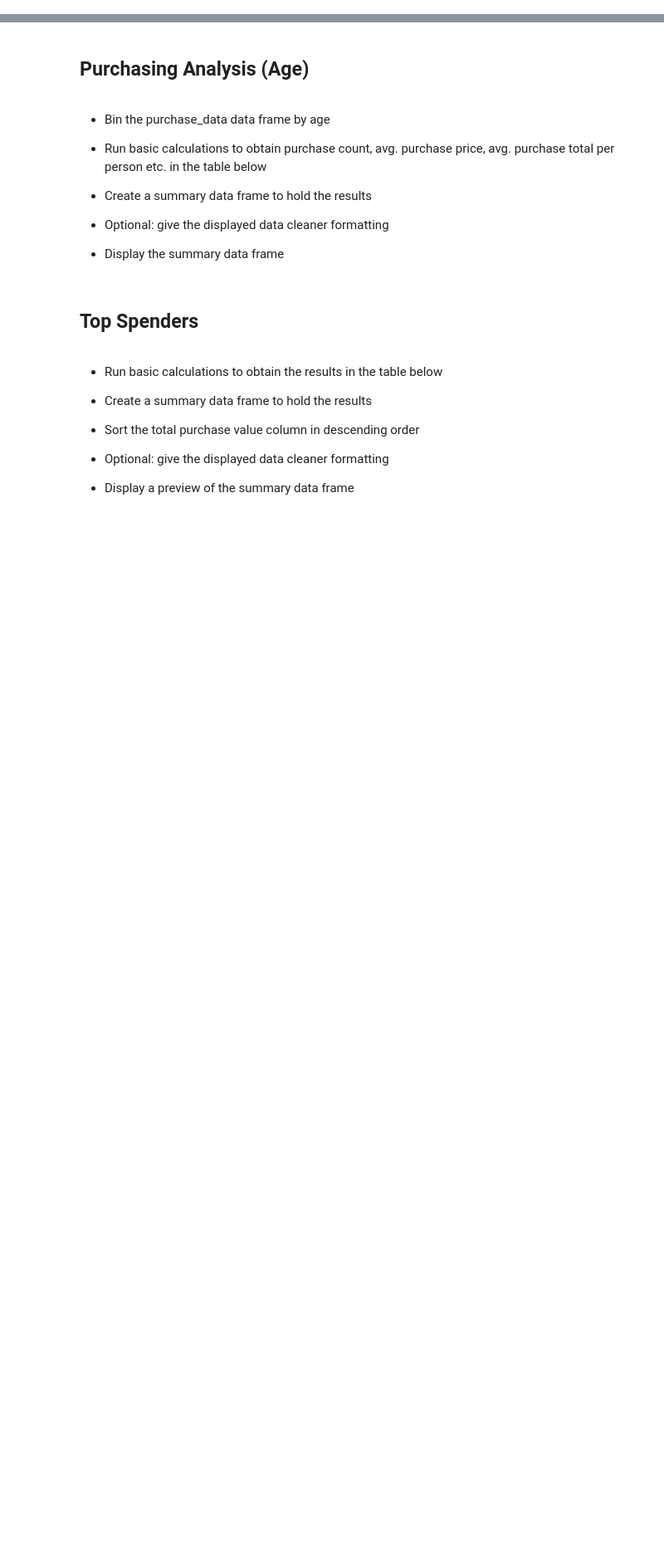
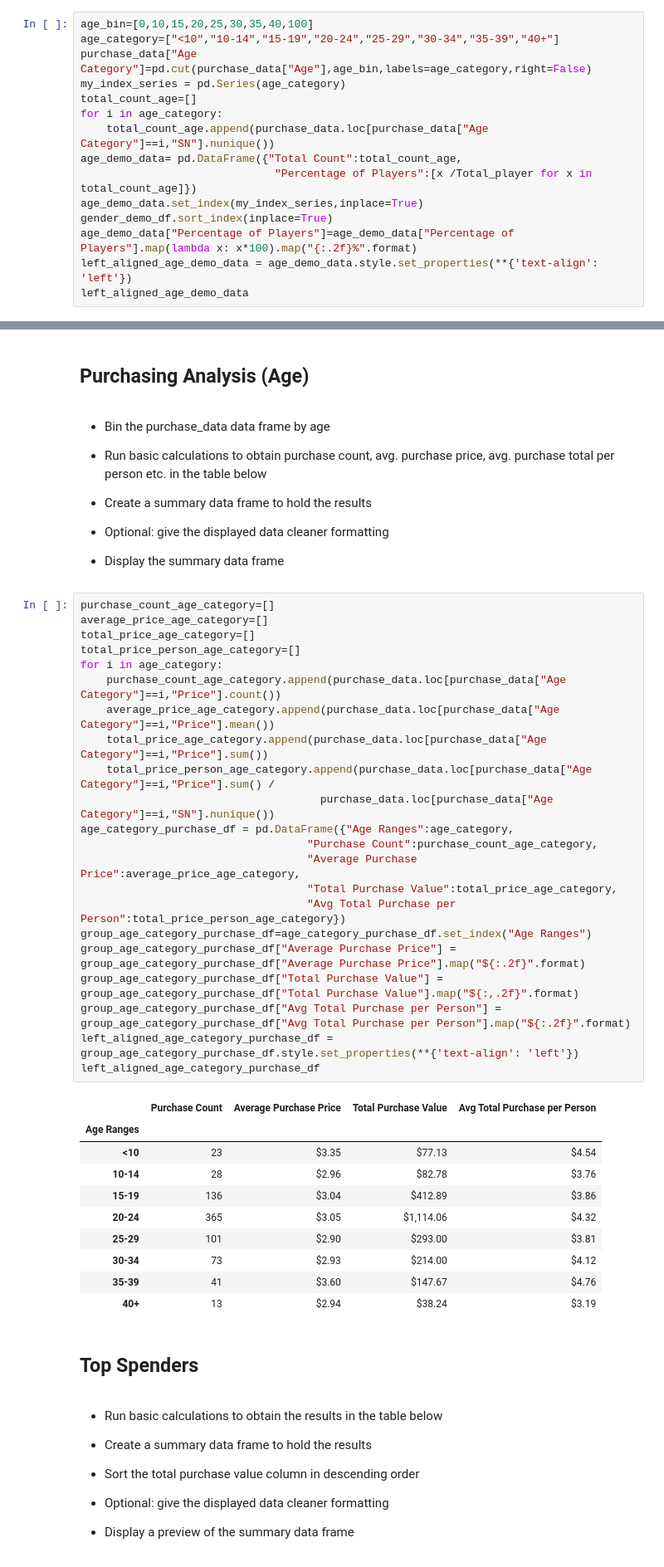
Before and after one commit to datng87/pandas-challenge, a Jupyter notebook: HeroesOfPymoli/HeroesOfPymoli_starter.ipynb, the cells around one changed output, grey strips where cells are left out. Shown: that part at 83% size. Cells and saved outputs as stored; diff of their text form; blank space fills up the shorter version.

```diff
--- a/HeroesOfPymoli/HeroesOfPymoli_starter.ipynb
+++ b/HeroesOfPymoli/HeroesOfPymoli_starter.ipynb
@@ -147,3 +149,18 @@ left_aligned_gender_purchase_df
 
 
 * Display Age Demographics Table
+# %%
+age_bin=[0,10,15,20,25,30,35,40,100]
+age_category=["<10","10-14","15-19","20-24","25-29","30-34","35-39","40+"]
+purchase_data["Age Category"]=pd.cut(purchase_data["Age"],age_bin,labels=age_category,right=False)
+my_index_series = pd.Series(age_category)
+total_count_age=[]
+for i in age_category:
+    total_count_age.append(purchase_data.loc[purchase_data["Age Category"]==i,"SN"].nunique())
+age_demo_data= pd.DataFrame({"Total Count":total_count_age,
+                              "Percentage of Players":[x /Total_player for x in total_count_age]})
+age_demo_data.set_index(my_index_series,inplace=True)
+gender_demo_df.sort_index(inplace=True)
+age_demo_data["Percentage of Players"]=age_demo_data["Percentage of Players"].map(lambda x: x*100).map("{:.2f}%".format)
+left_aligned_age_demo_data = age_demo_data.style.set_properties(**{'text-align': 'left'})
+left_aligned_age_demo_data
@@ -163,6 +190,39 @@ left_aligned_gender_purchase_df
 
 
 * Display the summary data frame
+# %%
+purchase_count_age_category=[]
+average_price_age_category=[]
+total_price_age_category=[]
+total_price_person_age_category=[]
+for i in age_category:
+    purchase_count_age_category.append(purchase_data.loc[purchase_data["Age Category"]==i,"Price"].count())
+    average_price_age_category.append(purchase_data.loc[purchase_data["Age Category"]==i,"Price"].mean())
+    total_price_age_category.append(purchase_data.loc[purchase_data["Age Category"]==i,"Price"].sum())
+    total_price_person_age_category.append(purchase_data.loc[purchase_data["Age Category"]==i,"Price"].sum() /
+                                     purchase_data.loc[purchase_data["Age Category"]==i,"SN"].nunique())
+age_category_purchase_df = pd.DataFrame({"Age Ranges":age_category,
+                                   "Purchase Count":purchase_count_age_category,
+                                   "Average Purchase Price":average_price_age_category,
+                                   "Total Purchase Value":total_price_age_category,
+                                   "Avg Total Purchase per Person":total_price_person_age_category})
+group_age_category_purchase_df=age_category_purchase_df.set_index("Age Ranges")
+group_age_category_purchase_df["Average Purchase Price"] = group_age_category_purchase_df["Average Purchase Price"].map("${:.2f}".format)
+group_age_category_purchase_df["Total Purchase Value"] = group_age_category_purchase_df["Total Purchase Value"].map("${:,.2f}".format)
+group_age_category_purchase_df["Avg Total Purchase per Person"] = group_age_category_purchase_df["Avg Total Purchase per Person"].map("${:.2f}".format)
+left_aligned_age_category_purchase_df = group_age_category_purchase_df.style.set_properties(**{'text-align': 'left'})
+left_aligned_age_category_purchase_df
+# %% [output]
+|  | Purchase Count | Average Purchase Price | Total Purchase Value | Avg Total Purchase per Person |
+| Age Ranges |  |  |  |  |
+| <10 | 23 | $3.35 | $77.13 | $4.54 |
+| 10-14 | 28 | $2.96 | $82.78 | $3.76 |
+| 15-19 | 136 | $3.04 | $412.89 | $3.86 |
+| 20-24 | 365 | $3.05 | $1,114.06 | $4.32 |
+| 25-29 | 101 | $2.90 | $293.00 | $3.81 |
+| 30-34 | 73 | $2.93 | $214.00 | $4.12 |
+| 35-39 | 41 | $3.60 | $147.67 | $4.76 |
+| 40+ | 13 | $2.94 | $38.24 | $3.19 |
 # %% [markdown]
 ## Top Spenders
 # %% [markdown]
```
Also changed, not shown: parts of 7 cells of this notebook.
